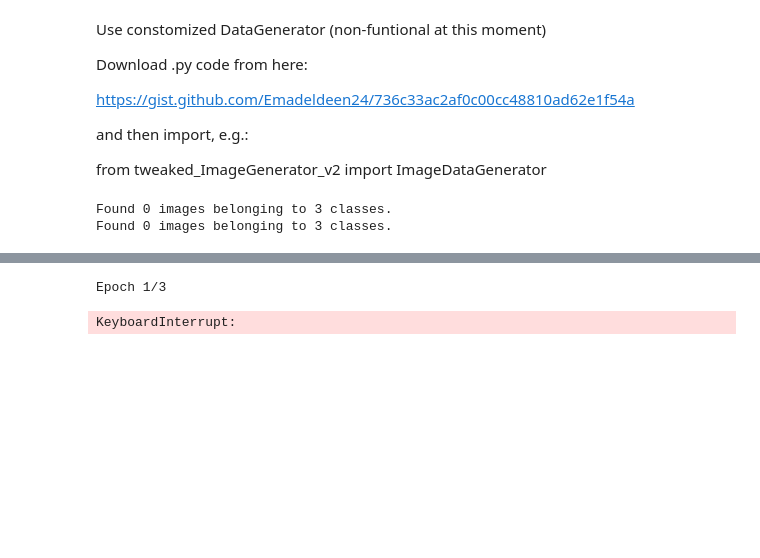
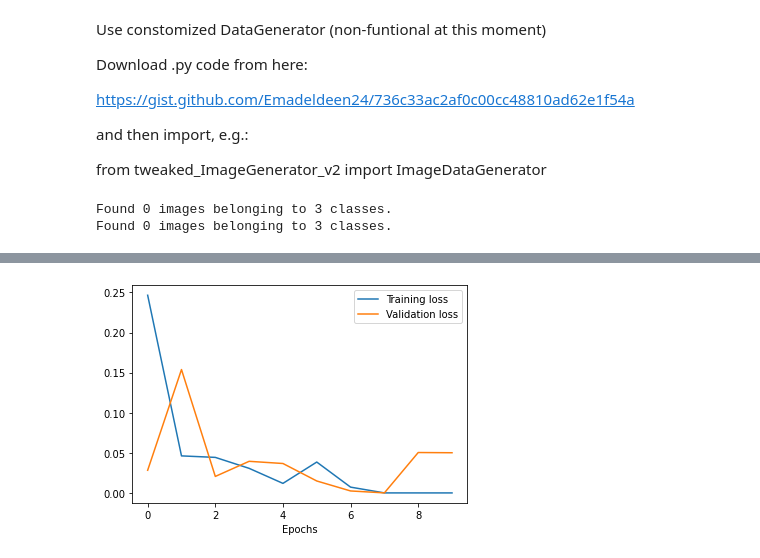
Before and after one commit to emmarant/mosAIc.gr, a Jupyter notebook: 3DCNN/mosaicgr_3DCNN_2.ipynb, the cells around one changed output, grey strips where cells are left out. Drawn from its saved outputs; the diff is of its cells as text; code cells hidden in the pictures; blank space fills up the shorter version.

Commit message:
new 3D model

```diff
--- a/3DCNN/mosaicgr_3DCNN_2.ipynb
+++ b/3DCNN/mosaicgr_3DCNN_2.ipynb
@@ -128,6 +153,7 @@ model.add(layers.Conv3D(256, (3, 3,3), padding='same', activation='relu'))
 model.add(layers.MaxPooling3D((2,2,2),strides=(2,2,2)))
 model.add(layers.Flatten())
 model.add(layers.Dense(2048, activation='relu'))
+model.add(layers.Dropout(PARAMS['dropout']))
 model.add(layers.Dense(256,activation='relu'))
 model.add(layers.Dense(3, activation='softmax'))
 # %%
@@ -155,11 +181,20 @@ Trainable params: 30,344,195
 Non-trainable params: 0
 _________________________________________________________________
 # %%
+spe = len(train)
+val_spe=len(valid)
+
 history = model.fit(
             train,
-            steps_per_epoch=135,
-            epochs=3,
-            validation_data=valid)
+            steps_per_epoch=spe,
+            epochs=PARAMS['n_epochs'],
+            validation_data=valid,
+            validation_steps=val_spe)
-# %% [output]
-Epoch 1/3
-KeyboardInterrupt:
+# %%
+plt.plot(history.history['loss'], label='Training loss')
+plt.plot(history.history['val_loss'], label='Validation loss')
+plt.xlabel('Epochs')
+plt.legend()
+plt.show()
+# %% [output]
+[figure, added]
```
Also changed, not shown: parts of 13 cells of this notebook.
